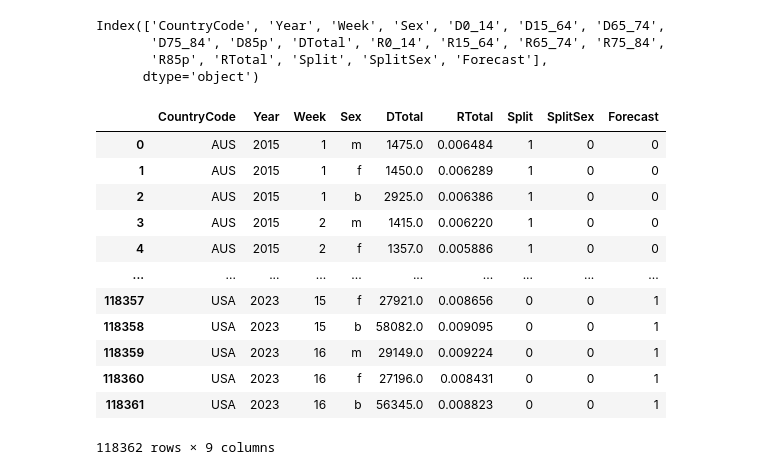
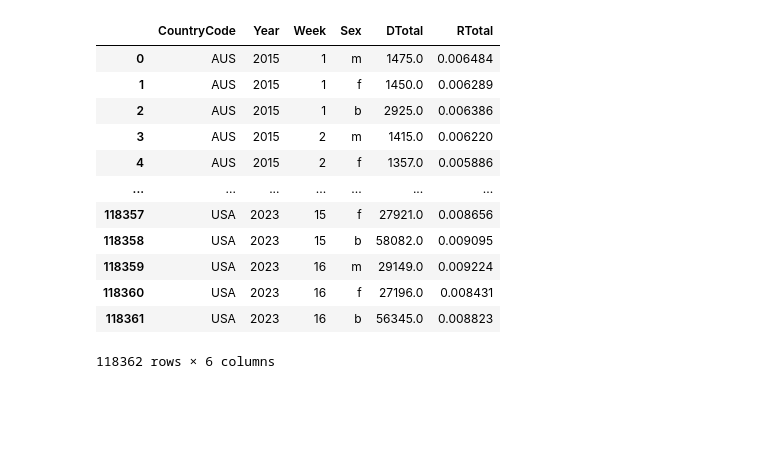
Before and after one commit to Anandraj-S/excess-death-analysis, a Jupyter notebook: excess_deaths.ipynb, the cells around one changed output. Cells and saved outputs as stored; diff of their text form; code cells hidden in the pictures; blank space fills up the shorter version.

```diff
--- a/excess_deaths.ipynb
+++ b/excess_deaths.ipynb
@@ -13,26 +58,16 @@ mortality_df = pd.read_excel('/content/drive/MyDrive/Data/stmf.xlsx')
 # %%
-mortality_df.columns
+mortality_df
 # %% [output]
+|  | CountryCode | Year | Week | Sex | DTotal | RTotal |
+| 0 | AUS | 2015 | 1 | m | 1475.0 | 0.006484 |
+| 1 | AUS | 2015 | 1 | f | 1450.0 | 0.006289 |
+| 2 | AUS | 2015 | 1 | b | 2925.0 | 0.006386 |
+| 3 | AUS | 2015 | 2 | m | 1415.0 | 0.006220 |
+| 4 | AUS | 2015 | 2 | f | 1357.0 | 0.005886 |
+| ... | ... | ... | ... | ... | ... | ... |
+| 118357 | USA | 2023 | 15 | f | 27921.0 | 0.008656 |
+| 118358 | USA | 2023 | 15 | b | 58082.0 | 0.009095 |
+| 118359 | USA | 2023 | 16 | m | 29149.0 | 0.009224 |
+| 118360 | USA | 2023 | 16 | f | 27196.0 | 0.008431 |
+| 118361 | USA | 2023 | 16 | b | 56345.0 | 0.008823 |
-Index(['CountryCode', 'Year', 'Week', 'Sex', 'D0_14', 'D15_64', 'D65_74',
-       'D75_84', 'D85p', 'DTotal', 'R0_14', 'R15_64', 'R65_74', 'R75_84',
-       'R85p', 'RTotal', 'Split', 'SplitSex', 'Forecast'],
-      dtype='object')
+118362 rows × 6 columns
-# %%
-mortality_df = mortality_df.drop(columns=['D0_14', 'D15_64', 'D65_74',
-       'D75_84', 'D85p', 'R0_14', 'R15_64', 'R65_74', 'R75_84',
-       'R85p'], axis=1)
-mortality_df
-# %% [output]
-|  | CountryCode | Year | Week | Sex | DTotal | RTotal | Split | SplitSex | Forecast |
-| 0 | AUS | 2015 | 1 | m | 1475.0 | 0.006484 | 1 | 0 | 0 |
-| 1 | AUS | 2015 | 1 | f | 1450.0 | 0.006289 | 1 | 0 | 0 |
-| 2 | AUS | 2015 | 1 | b | 2925.0 | 0.006386 | 1 | 0 | 0 |
-| 3 | AUS | 2015 | 2 | m | 1415.0 | 0.006220 | 1 | 0 | 0 |
-| 4 | AUS | 2015 | 2 | f | 1357.0 | 0.005886 | 1 | 0 | 0 |
-| ... | ... | ... | ... | ... | ... | ... | ... | ... | ... |
-| 118357 | USA | 2023 | 15 | f | 27921.0 | 0.008656 | 0 | 0 | 1 |
-| 118358 | USA | 2023 | 15 | b | 58082.0 | 0.009095 | 0 | 0 | 1 |
-| 118359 | USA | 2023 | 16 | m | 29149.0 | 0.009224 | 0 | 0 | 1 |
-| 118360 | USA | 2023 | 16 | f | 27196.0 | 0.008431 | 0 | 0 | 1 |
-| 118361 | USA | 2023 | 16 | b | 56345.0 | 0.008823 | 0 | 0 | 1 |
-118362 rows × 9 columns
```
Also changed, not shown: parts of 21 cells of this notebook.
